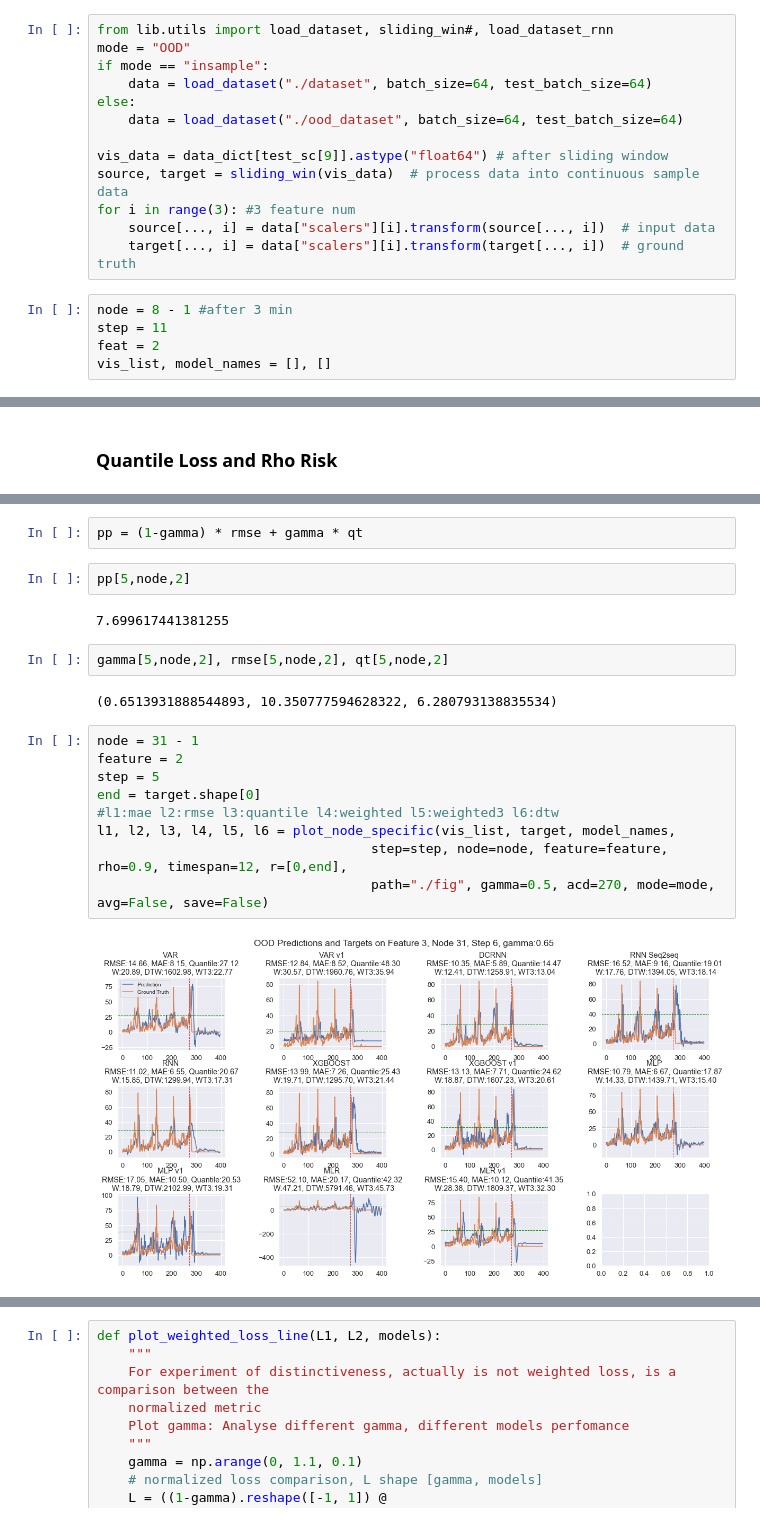
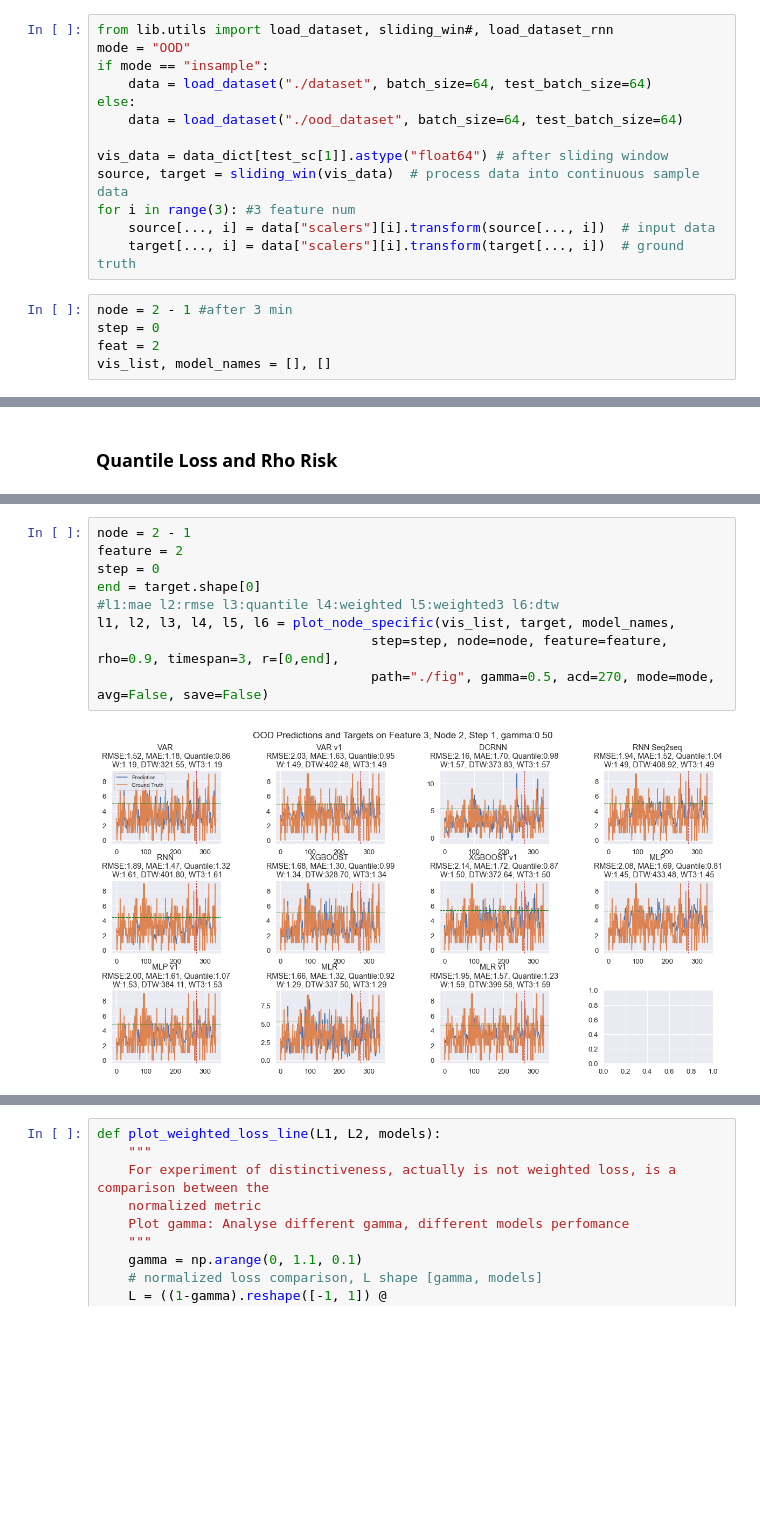
Before and after one commit to WaimenMak/Benchmarking-Crowd-Flow-Prediction, a Jupyter notebook: Scenario Processing.ipynb, the cells around one changed output, grey strips where cells are left out. Cells and saved outputs as stored; diff of their text form; blank space fills up the shorter version.

```diff
--- a/Scenario Processing.ipynb
+++ b/Scenario Processing.ipynb
@@ -269,14 +269,14 @@ if mode == "insample":
 else:
     data = load_dataset("./ood_dataset", batch_size=64, test_batch_size=64)
 
-vis_data = data_dict[test_sc[9]].astype("float64") # after sliding window
+vis_data = data_dict[test_sc[1]].astype("float64") # after sliding window
 source, target = sliding_win(vis_data)  # process data into continuous sample data
 for i in range(3): #3 feature num
     source[..., i] = data["scalers"][i].transform(source[..., i])  # input data
     target[..., i] = data["scalers"][i].transform(target[..., i])  # ground truth
 # %%
-node = 8 - 1 #after 3 min
-step = 11
+node = 2 - 1 #after 3 min
+step = 0
 feat = 2
 vis_list, model_names = [], []
 # %%
@@ -920,23 +830,13 @@ wt = weighted_loss(rmse, qt, gamma=gamma) # [step, node, feature]
-# %%
-pp = (1-gamma) * rmse + gamma * qt
-# %%
-pp[5,node,2]
-# %% [output]
-7.699617441381255
-# %%
-gamma[5,node,2], rmse[5,node,2], qt[5,node,2]
-# %% [output]
-(0.6513931888544893, 10.350777594628322, 6.280793138835534)
 # %%
-node = 31 - 1
+node = 2 - 1
 feature = 2
-step = 5
+step = 0
 end = target.shape[0]
 #l1:mae l2:rmse l3:quantile l4:weighted l5:weighted3 l6:dtw
 l1, l2, l3, l4, l5, l6 = plot_node_specific(vis_list, target, model_names,
-                                   step=step, node=node, feature=feature, rho=0.9, timespan=12, r=[0,end],
+                                   step=step, node=node, feature=feature, rho=0.9, timespan=3, r=[0,end],
                                    path="./fig", gamma=0.5, acd=270, mode=mode, avg=False, save=False)
 # %% [output]
-[figure, old version]
+[figure, new version]
 # %%
 def plot_pred_ground_truth(vis_list, target, step, node, feature, mdl,
```
Also changed, not shown: parts of 32 cells of this notebook.
